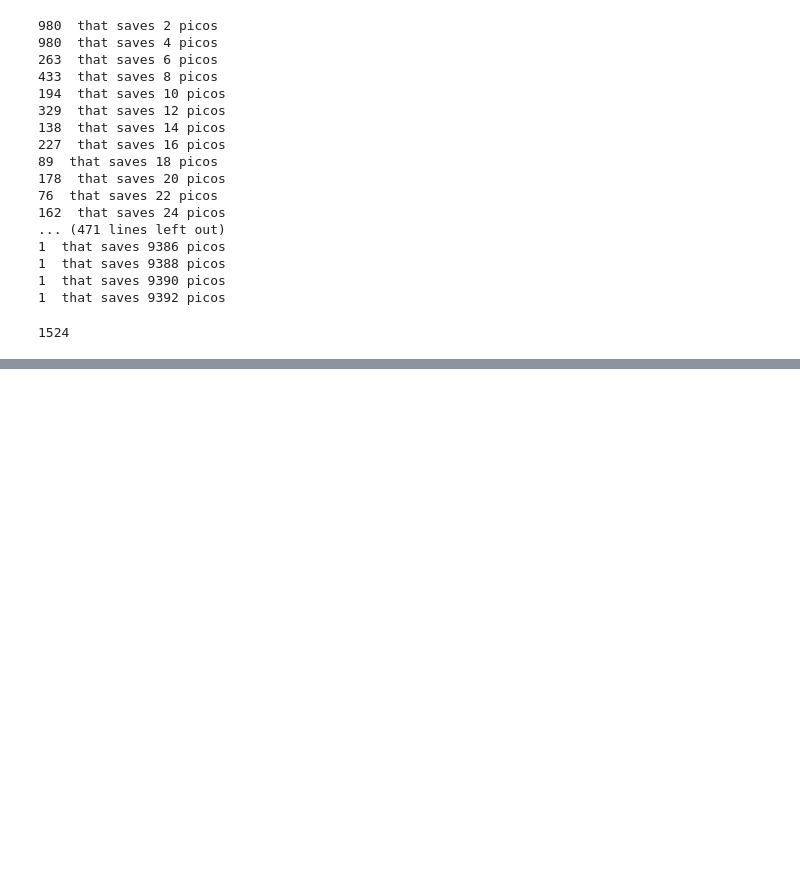
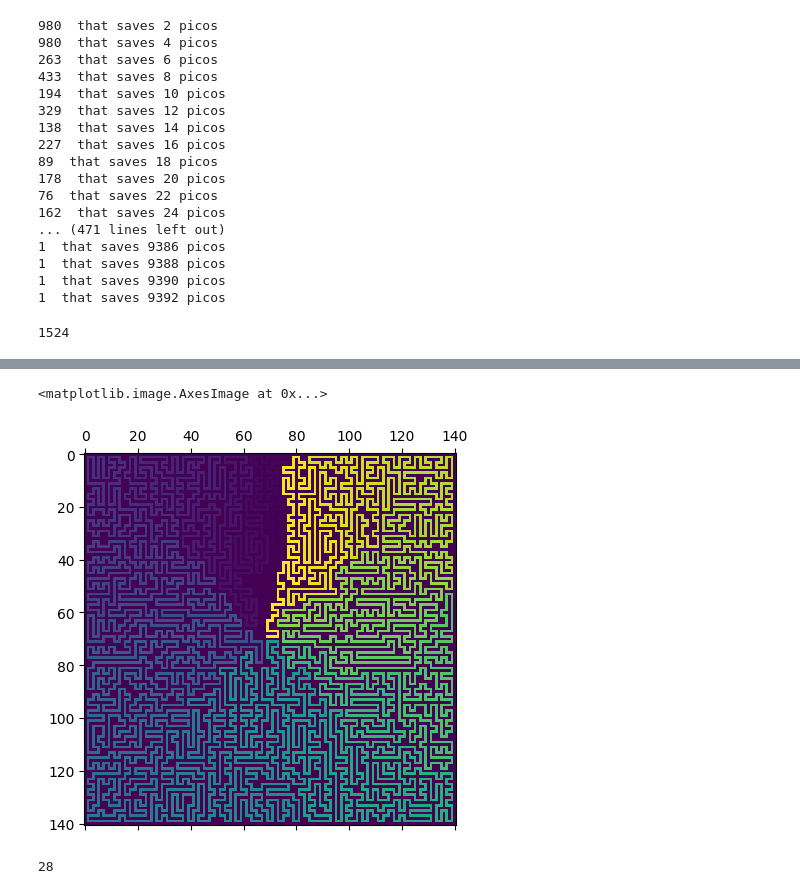
Before and after one commit to Carreau/AOC, a Jupyter notebook: AOC-2024-20.ipynb, the cells around one changed output, grey strips where cells are left out. Cells and saved outputs as stored; diff of their text form; code cells hidden in the pictures; blank space fills up the shorter version.

```diff
--- a/AOC-2024-20.ipynb
+++ b/AOC-2024-20.ipynb
@@ -56,5 +52,6 @@ nsew = [(-1,0),(1,0),(0, -1),(0, 1)]
 # %%
-def demijik(maze, start):
+@numba.jit
+def demijik(maze, start, nsew):
     dist = dict()
     open = [(0, start)]
     while open:
@@ -68,4 +65,4 @@ def demijik(maze, start):
         open.append((score+1, (nx, ny)))
 
 
-race = demijik(maze, start)
+race = demijik(maze, start, nsew)
@@ -91,0 +69,3 @@ race
+# %%
+raceorder = sorted(race.keys(), key=lambda x:race[x])
+# raceorder
@@ -144,0 +204,18 @@ sum([v for k,v in ct.items() if k >=100]) # 1494 too low
+# %%
+S = max([x for x,_ in raceorder])+1
+import numpy as np
+import seaborn as sns
+a = np.zeros((S+1,S+1))
+for i,(x,y) in enumerate(raceorder):
+    a[y,x] = i
+
+#sns.heatmap(a, annot=S < 10)
+import matplotlib.pyplot as plt
+plt.matshow(a)
+# %% [output]
+<matplotlib.image.AxesImage at 0x...>
+[figure, added]
+# %%
+manathan(start, end)
+# %% [output]
+28
```
Also changed, not shown: parts of 16 cells of this notebook, 1 other file.
